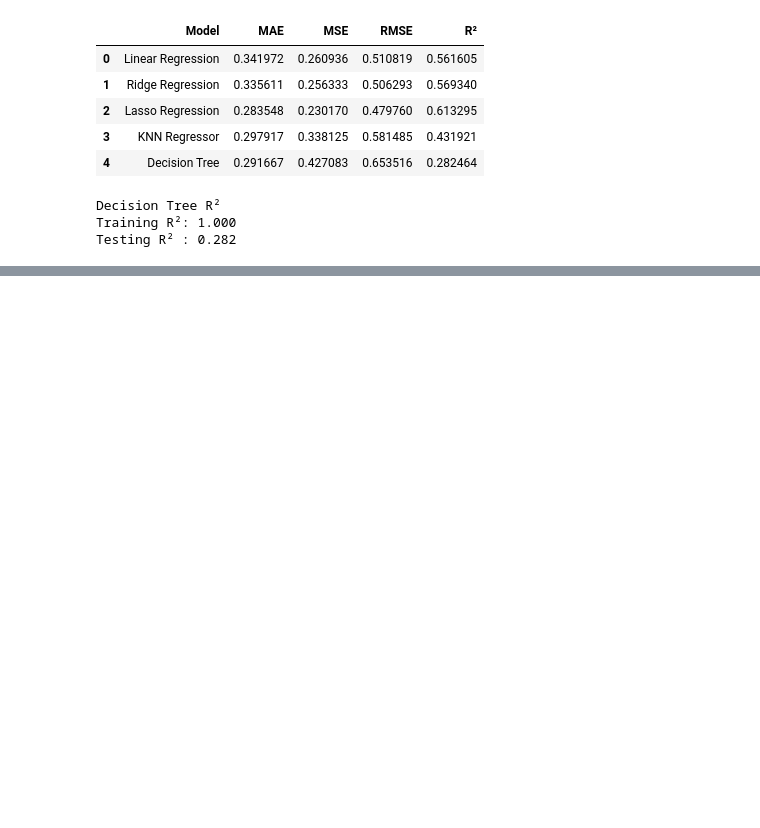
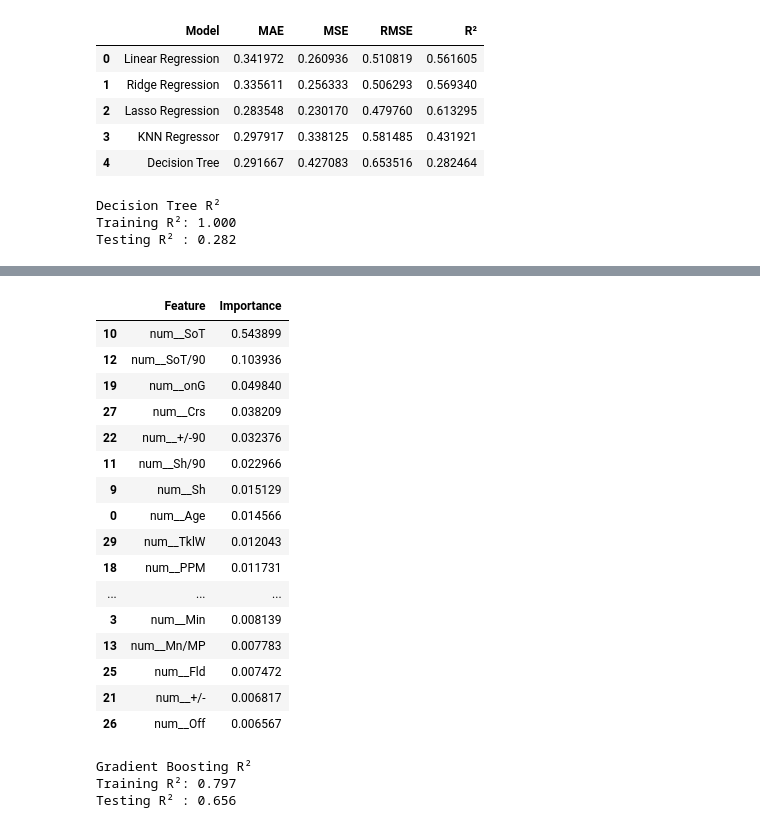
Before and after one commit to FaisalMahmudArzu/Football-Data-Analysis-from-Kaggle, a Jupyter notebook: main.ipynb, the cells around one changed output, grey strips where cells are left out. Saved outputs shown, nothing was run; the diff lists cells and outputs as text; code cells hidden in the pictures; blank space fills up the shorter version.

```diff
--- a/main.ipynb
+++ b/main.ipynb
@@ -2246,0 +2542,29 @@ Testing R² : 0.282
+# %%
+from sklearn.model_selection import GridSearchCV
+from sklearn.ensemble import RandomForestRegressor
+
+forest_base = RandomForestRegressor(
+    random_state=42
+)
+
+forest_param_grid = {
+    "n_estimators": [100, 200],
+    "max_depth": [None, 10, 15],
+    "min_samples_split": [2, 5, 10],
+    "min_samples_leaf": [1, 2, 5]
+}
+
+forest_grid_search = GridSearchCV(
+    estimator=forest_base,
+    param_grid=forest_param_grid,
+    cv=5,
+    scoring="r2",
+    n_jobs=-1
+)
+# %%
+forest_grid_search.fit(
+    X_train_processed,
+    y_train
+)
+
+print("Random Forest hyperparameter tuning completed.")
@@ -2246,0 +2585,4 @@ Testing R² : 0.282
+# %%
+tuned_forest = forest_grid_search.best_estimator_
+
+print("Tuned Random Forest created successfully.")
@@ -2246,0 +2822,47 @@ Testing R² : 0.282
+# %%
+feature_importance = pd.DataFrame({
+    "Feature": feature_names,
+    "Importance": tuned_forest.feature_importances_
+})
+
+feature_importance = feature_importance.sort_values(
+    "Importance",
+    ascending=False
+)
+
+feature_importance.head(20)
+# %% [output]
+|  | Feature | Importance |
+| 10 | num__SoT | 0.543899 |
+| 12 | num__SoT/90 | 0.103936 |
+| 19 | num__onG | 0.049840 |
+| 27 | num__Crs | 0.038209 |
+| 22 | num__+/-90 | 0.032376 |
+| 11 | num__Sh/90 | 0.022966 |
+| 9 | num__Sh | 0.015129 |
+| 0 | num__Age | 0.014566 |
+| 29 | num__TklW | 0.012043 |
+| 18 | num__PPM | 0.011731 |
+| ... | ... | ... |
+| 3 | num__Min | 0.008139 |
+| 13 | num__Mn/MP | 0.007783 |
+| 25 | num__Fld | 0.007472 |
+| 21 | num__+/- | 0.006817 |
+| 26 | num__Off | 0.006567 |
+# %%
+y_pred_gradient_train = gradient_model.predict(
+    X_train_processed
+)
+
+r2_gradient_train = r2_score(
+    y_train,
+    y_pred_gradient_train
+)
+
+print("Gradient Boosting R²")
+print(f"Training R²: {r2_gradient_train:.3f}")
+print(f"Testing R² : {r2_gradient:.3f}")
+# %% [output]
+Gradient Boosting R²
+Training R²: 0.797
+Testing R² : 0.656
```
Also changed, not shown: parts of 49 cells of this notebook, 1 other file.
